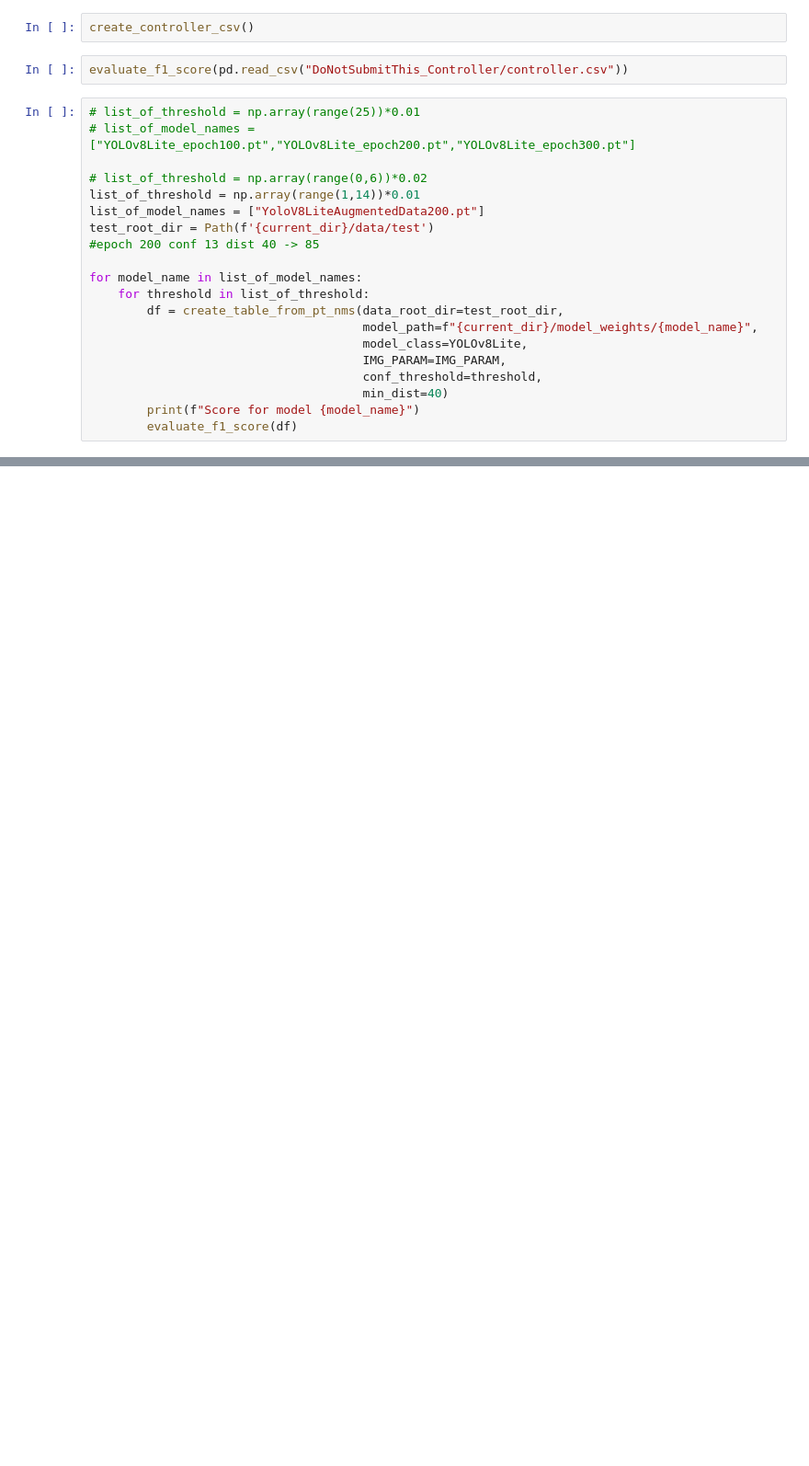
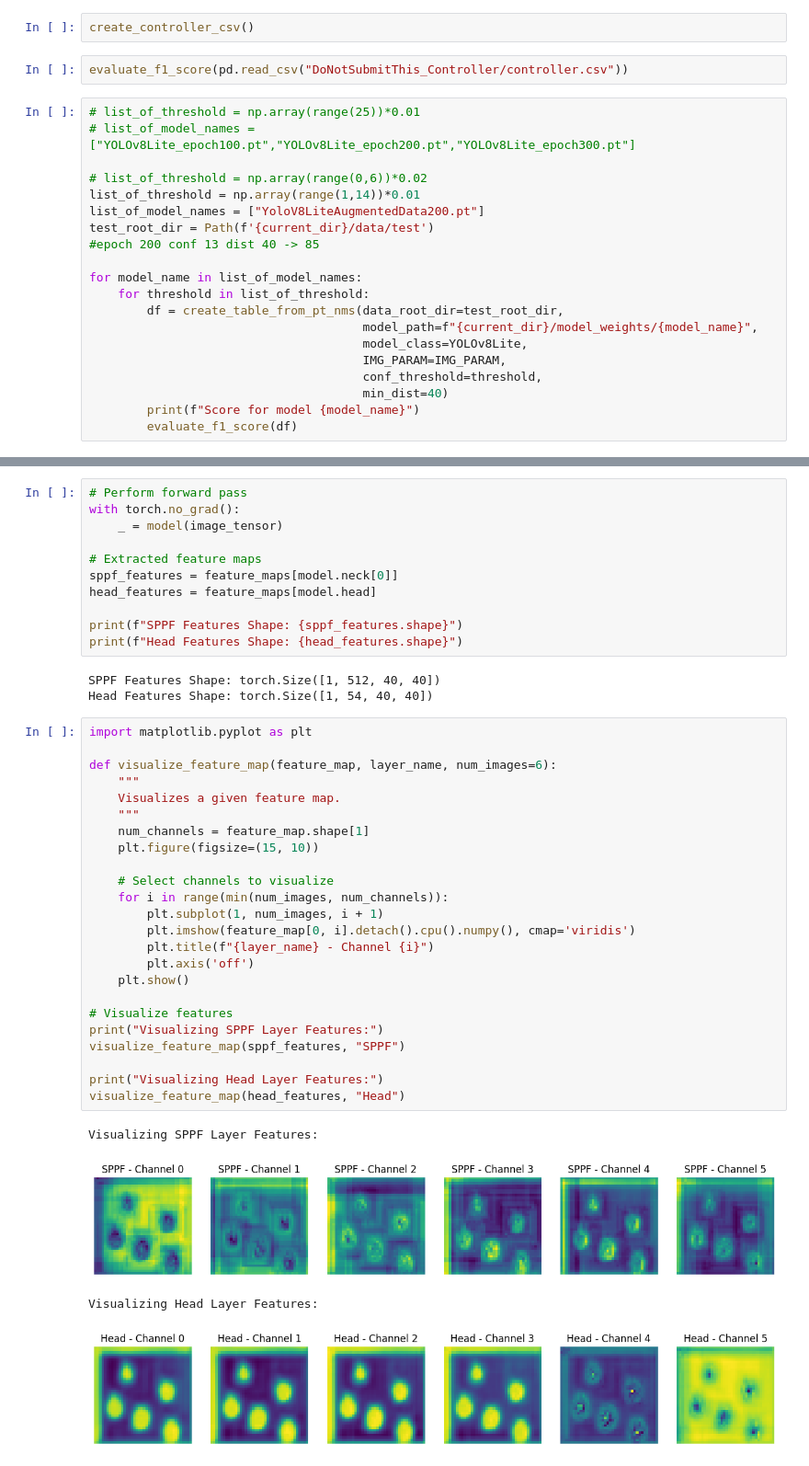
Before and after one commit to AaronDinesh/EE-451, a Jupyter notebook: project/report.ipynb, the cells around one changed output, grey strips where cells are left out. Shown at 92% size. Saved outputs shown, nothing was run; the diff lists cells and outputs as text; blank space fills up the shorter version.

```diff
--- a/project/report.ipynb
+++ b/project/report.ipynb
@@ -204,0 +310,43 @@ for image_file in image_files:
+# %%
+# Perform forward pass
+with torch.no_grad():
+    _ = model(image_tensor)
+
+# Extracted feature maps
+sppf_features = feature_maps[model.neck[0]]
+head_features = feature_maps[model.head]
+
+print(f"SPPF Features Shape: {sppf_features.shape}")
+print(f"Head Features Shape: {head_features.shape}")
+# %% [output]
+SPPF Features Shape: torch.Size([1, 512, 40, 40])
+Head Features Shape: torch.Size([1, 54, 40, 40])
+# %%
+import matplotlib.pyplot as plt
+
+def visualize_feature_map(feature_map, layer_name, num_images=6):
+    """
+    Visualizes a given feature map.
+    """
+    num_channels = feature_map.shape[1]
+    plt.figure(figsize=(15, 10))
+
+    # Select channels to visualize
+    for i in range(min(num_images, num_channels)):
+        plt.subplot(1, num_images, i + 1)
+        plt.imshow(feature_map[0, i].detach().cpu().numpy(), cmap='viridis')
+        plt.title(f"{layer_name} - Channel {i}")
+        plt.axis('off')
+    plt.show()
+
+# Visualize features
+print("Visualizing SPPF Layer Features:")
+visualize_feature_map(sppf_features, "SPPF")
+
+print("Visualizing Head Layer Features:")
+visualize_feature_map(head_features, "Head")
+# %% [output]
+Visualizing SPPF Layer Features:
+[figure, added]
+Visualizing Head Layer Features:
+[figure, added]
```
Also changed, not shown: parts of 11 cells of this notebook, 1 other file.
